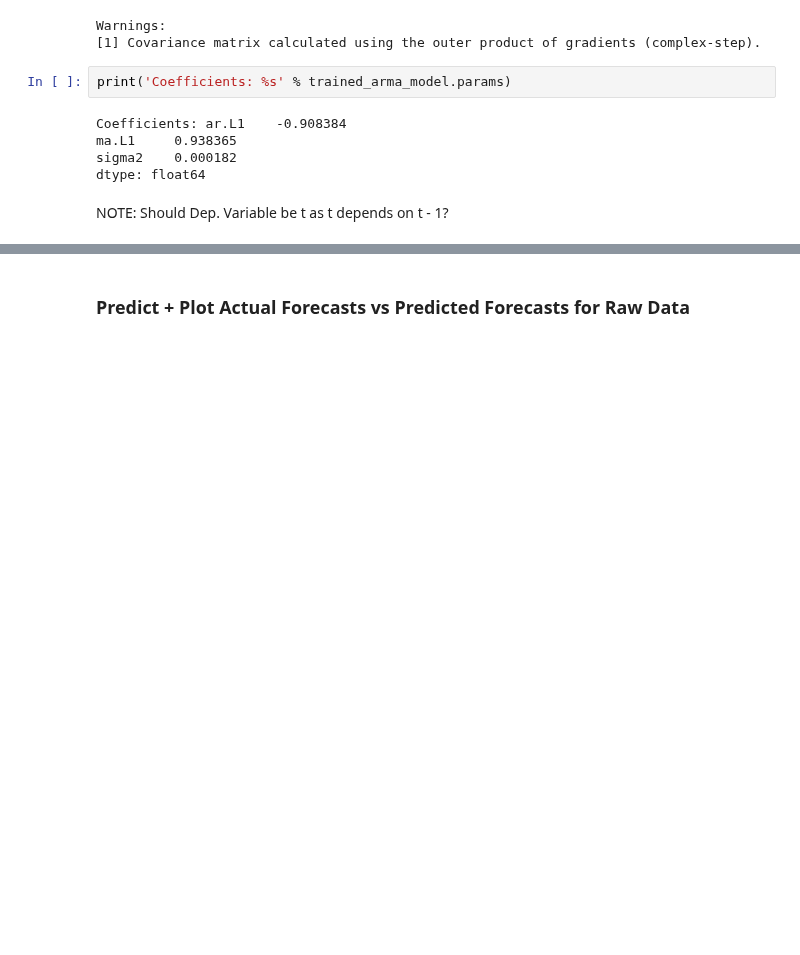
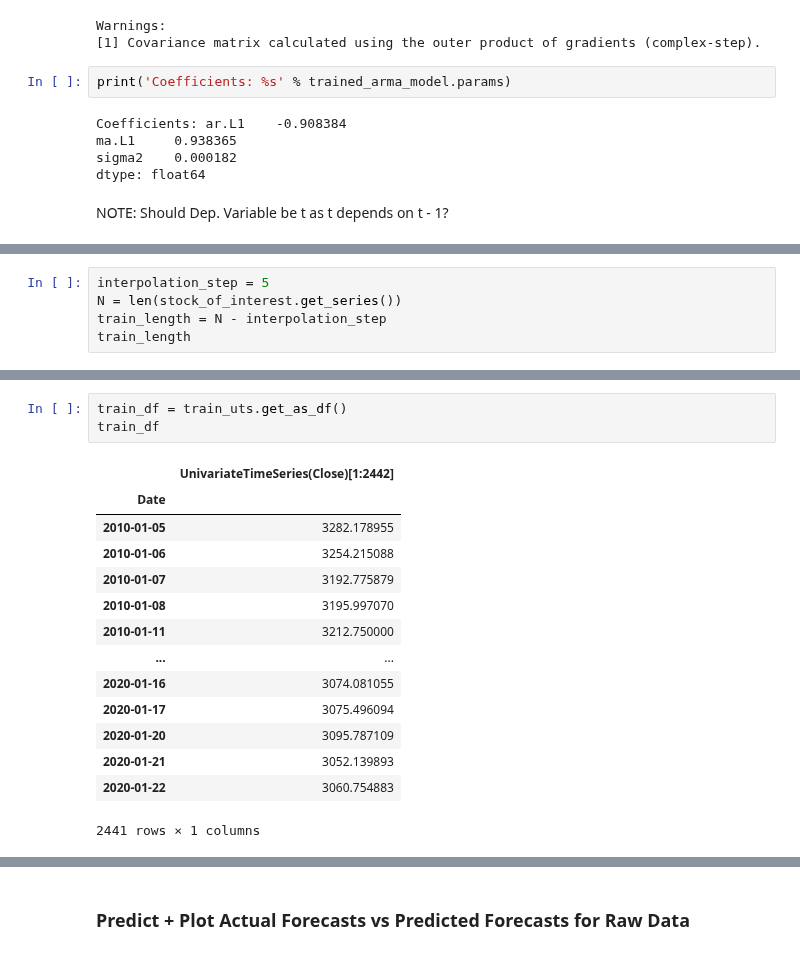
Before and after one commit to Brinkley97/applied_time_series_and_machine_learning, a Jupyter notebook: framework_for_time_series_data/nlp_ts/paper-stock-sse-daily-returns.ipynb, the cells around one changed output, grey strips where cells are left out. Saved outputs shown, nothing was run; the diff lists cells and outputs as text; blank space fills up the shorter version.

```diff
--- a/framework_for_time_series_data/nlp_ts/paper-stock-sse-daily-returns.ipynb
+++ b/framework_for_time_series_data/nlp_ts/paper-stock-sse-daily-returns.ipynb
@@ -358,0 +390,5 @@ len(diff_test_df), len(arma_predictions_no_retrain), len(arma_predictions_retrai
+# %%
+interpolation_step = 5
+N = len(stock_of_interest.get_series())
+train_length = N - interpolation_step
+train_length
@@ -358,0 +404,18 @@ len(diff_test_df), len(arma_predictions_no_retrain), len(arma_predictions_retrai
+# %%
+train_df = train_uts.get_as_df()
+train_df
+# %% [output]
+|  | UnivariateTimeSeries(Close)[1:2442] |
+| Date |  |
+| 2010-01-05 | 3282.178955 |
+| 2010-01-06 | 3254.215088 |
+| 2010-01-07 | 3192.775879 |
+| 2010-01-08 | 3195.997070 |
+| 2010-01-11 | 3212.750000 |
+| ... | ... |
+| 2020-01-16 | 3074.081055 |
+| 2020-01-17 | 3075.496094 |
+| 2020-01-20 | 3095.787109 |
+| 2020-01-21 | 3052.139893 |
+| 2020-01-22 | 3060.754883 |
+2441 rows × 1 columns
```
Also changed, not shown: parts of 28 cells of this notebook.
